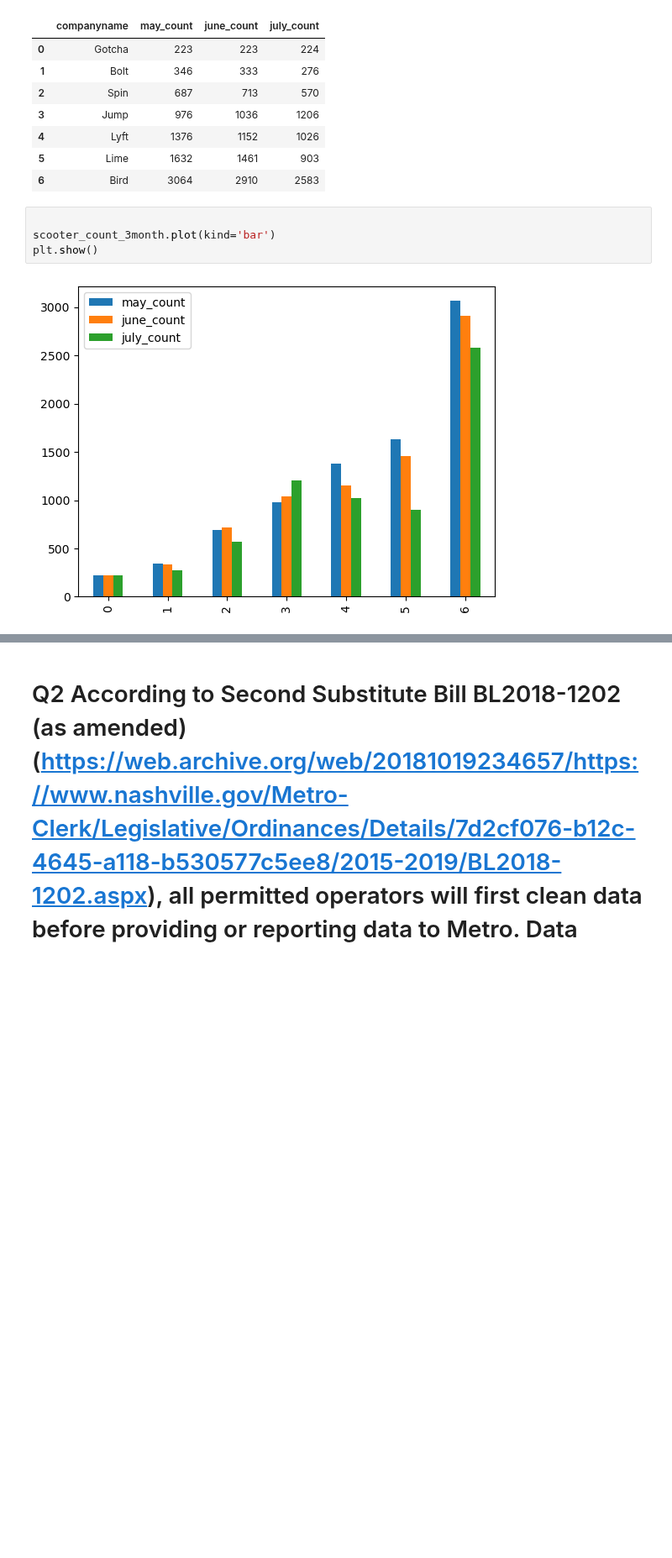
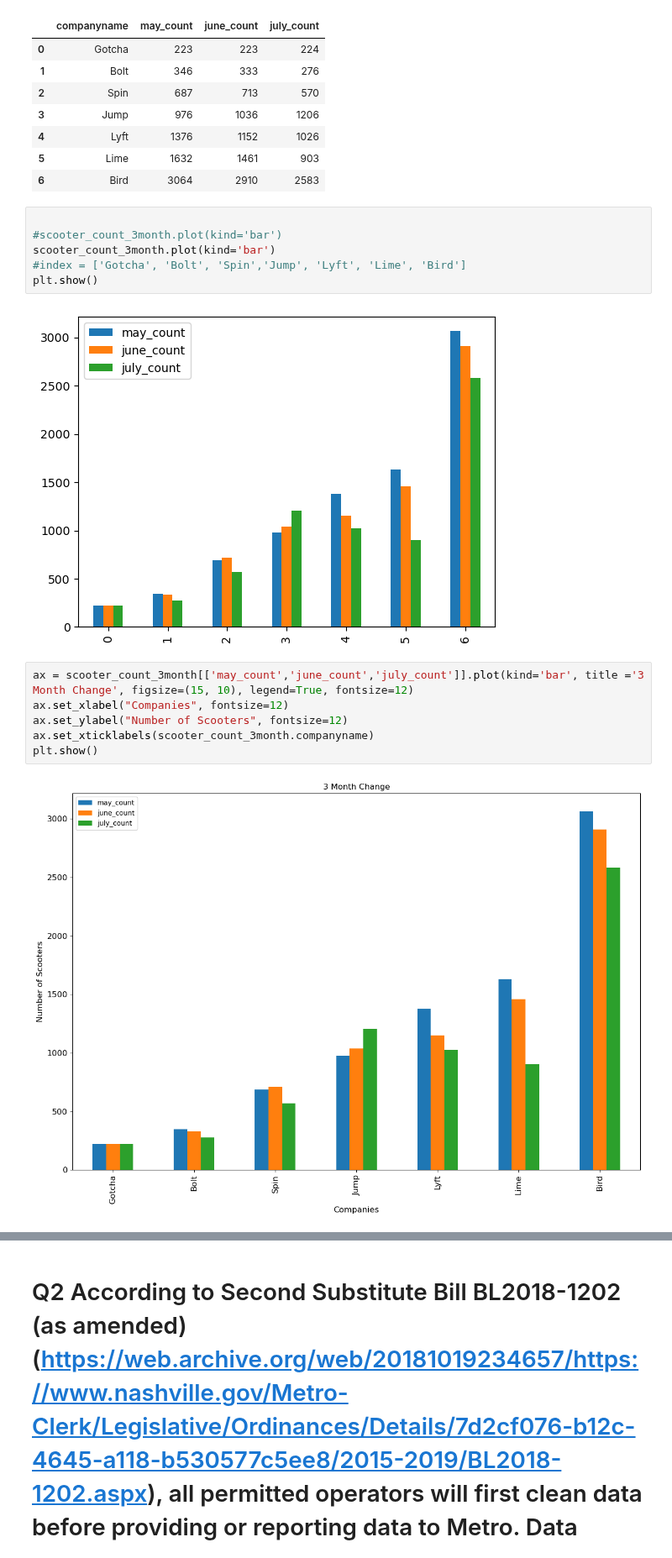
Before and after one commit to NSS-Data-Analytics-Cohort-11/scooters-hot_honey, a Jupyter notebook: notebook/scooters.ipynb, the cells around one changed output, grey strips where cells are left out. Shown at 84% size. Drawn from its saved outputs; the diff is of its cells as text; blank space fills up the shorter version.

```diff
--- a/notebook/scooters.ipynb
+++ b/notebook/scooters.ipynb
@@ -571,7 +579,17 @@ scooter_count_3month
 | 6 | Bird | 3064 | 2910 | 2583 |
 # %%
 
+#scooter_count_3month.plot(kind='bar')
 scooter_count_3month.plot(kind='bar')
+#index = ['Gotcha', 'Bolt', 'Spin','Jump', 'Lyft', 'Lime', 'Bird']
 plt.show()
 # %% [output]
 [figure]
+# %%
+ax = scooter_count_3month[['may_count','june_count','july_count']].plot(kind='bar', title ='3 Month Change', figsize=(15, 10), legend=True, fontsize=12)
+ax.set_xlabel("Companies", fontsize=12)
+ax.set_ylabel("Number of Scooters", fontsize=12)
+ax.set_xticklabels(scooter_count_3month.companyname)
+plt.show()
+# %% [output]
+[figure, added]
```
Also changed, not shown: parts of 12 cells of this notebook.
